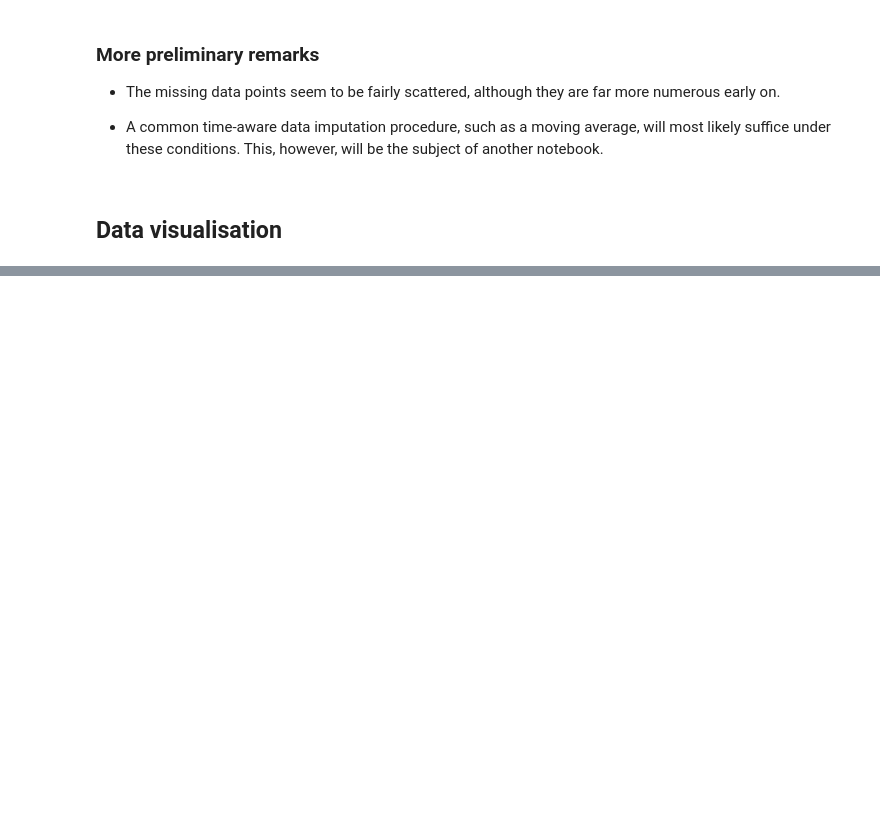
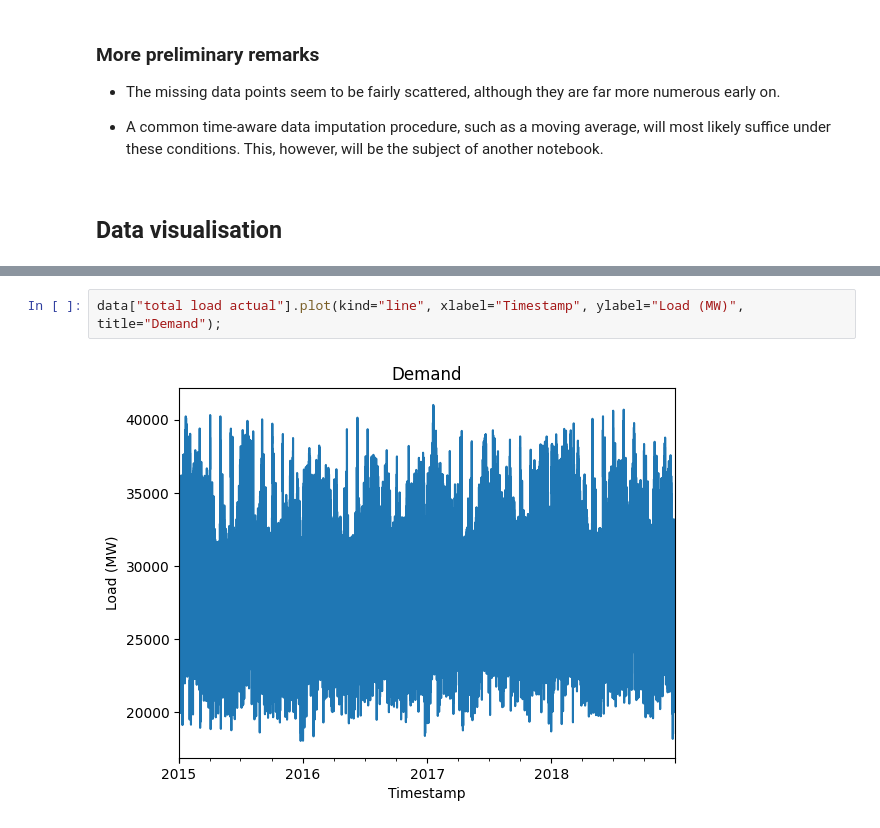
Before and after one commit to MiguelLoureiro98/EnergyForecasting, a Jupyter notebook: src/notebooks/hourly_forecasting/data_visualisation.ipynb, the cells around one changed output, grey strips where cells are left out. Drawn from its saved outputs; the diff is of its cells as text; blank space fills up the shorter version.

```diff
--- a/src/notebooks/hourly_forecasting/data_visualisation.ipynb
+++ b/src/notebooks/hourly_forecasting/data_visualisation.ipynb
@@ -86,0 +95,4 @@ plot_na(data, "price actual", "generation solar", (20, 8));
+# %%
+data["total load actual"].plot(kind="line", xlabel="Timestamp", ylabel="Load (MW)", title="Demand");
+# %% [output]
+[figure, added]
```
Also changed, not shown: parts of 11 cells of this notebook, 1 other file.
